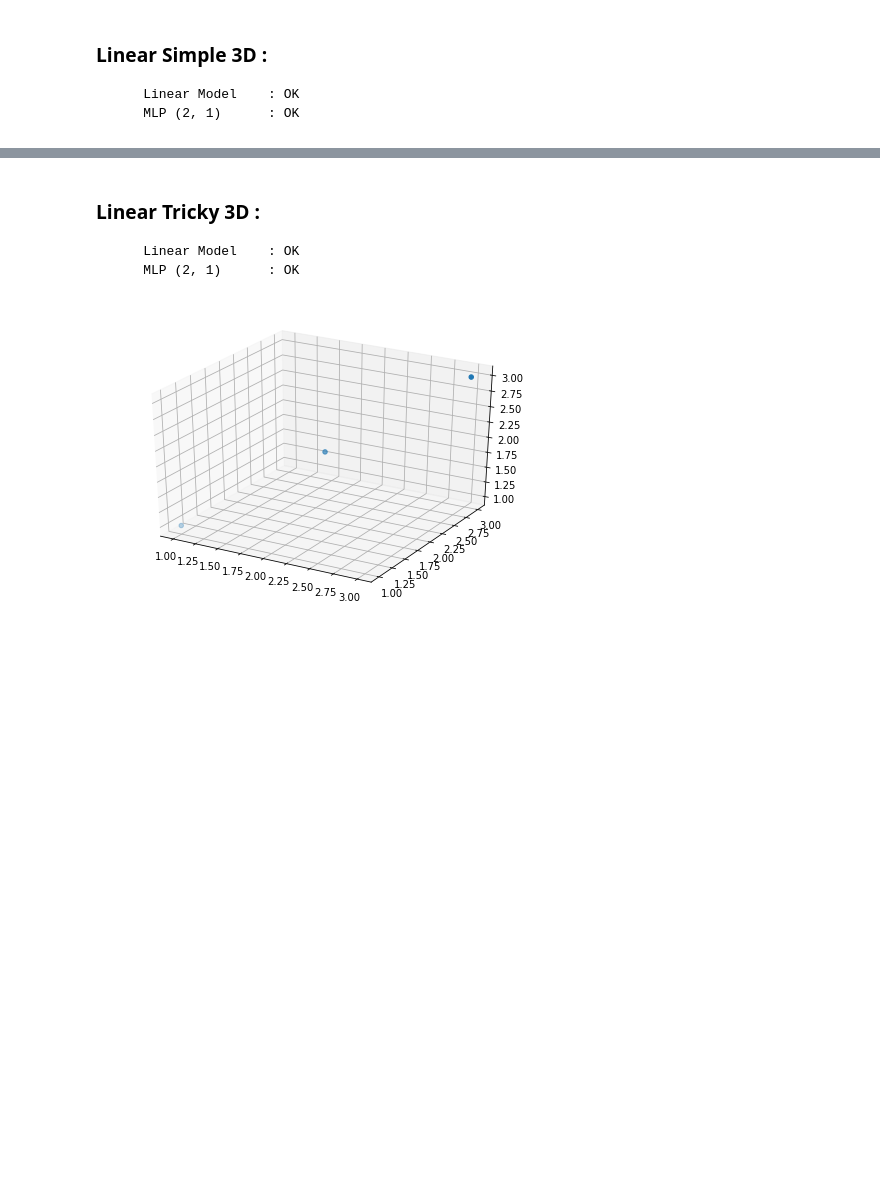
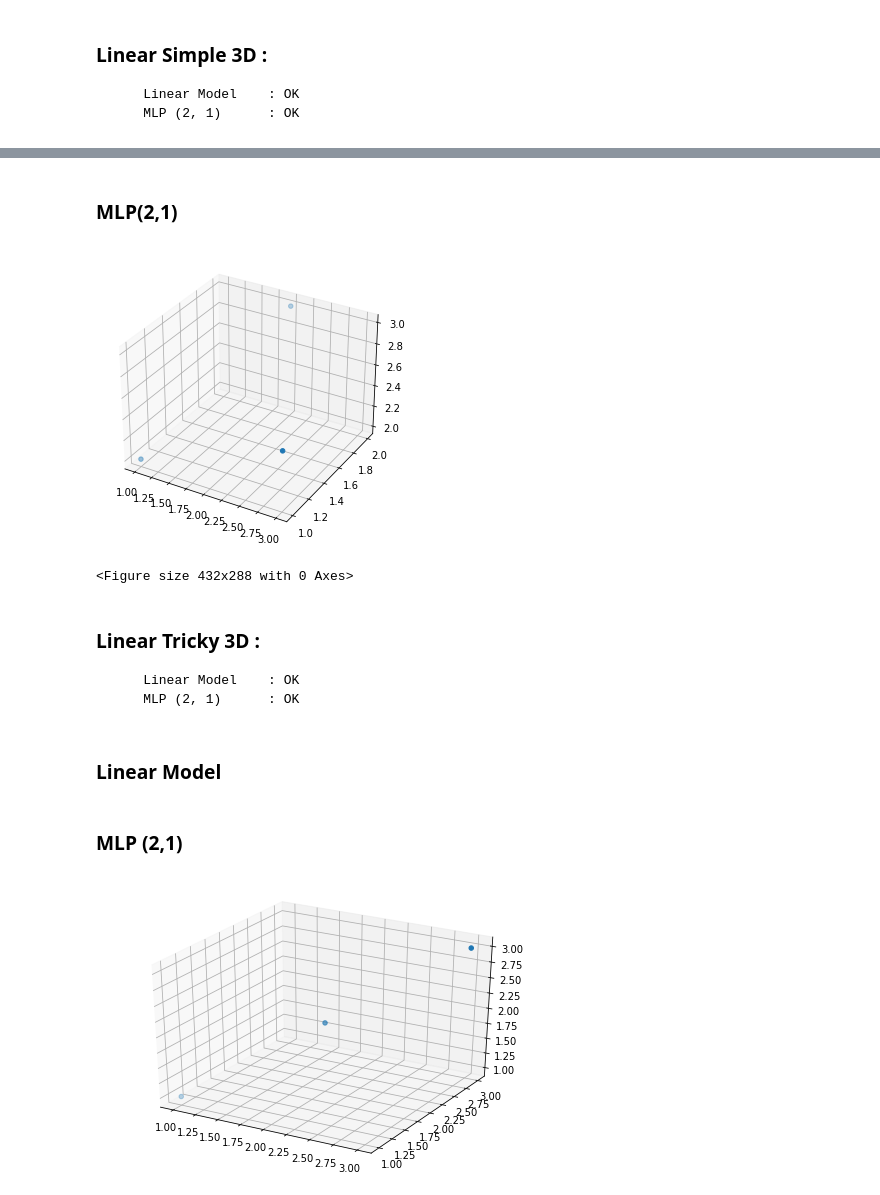
Before and after one commit to RBonilauri/projetAnnuel, a Jupyter notebook: CAS_DE_TESTS.ipynb, the cells around one changed output, grey strips where cells are left out. Saved outputs shown, nothing was run; the diff lists cells and outputs as text; code cells hidden in the pictures; blank space fills up the shorter version.

```diff
--- a/CAS_DE_TESTS.ipynb
+++ b/CAS_DE_TESTS.ipynb
@@ -1248,4 +1307,74 @@ plt.clf()
+# %% [markdown]
+### MLP(2,1)
+# %%
+dataset_inputs = np.array([
+      [1, 1],
+      [2, 2],
+      [3, 1]
+])
+dataset_expected_outputs = np.array([
+      2,
+      3,
+      2.5
+])
+
+init_tab = [1,1]
+init_size = len(init_tab)
+init_type = c_int * init_size
+init = init_type(*init_tab)
+
+mylib.create_mlp_model.argtypes = [init_type, c_int]
+mylib.create_mlp_model.restype = c_void_p
+
+model = mylib.create_mlp_model(init, int(init_size))
+
+flattened_dataset_inputs = []
+for p in dataset_inputs:
+  flattened_dataset_inputs.append(p[0])
+
+arrsize_flat = len(flattened_dataset_inputs)
+arrtype_flat = c_float * arrsize_flat
+arr_flat = arrtype_flat(*flattened_dataset_inputs)
+
+arrsize_exp = len(dataset_expected_outputs)
+arrtype_exp = c_float * arrsize_exp
+arr_exp = arrtype_exp(*dataset_expected_outputs)
+
+
+mylib.train_regression_stochastic_gradient_backpropagation_mlp_model.argtypes = [c_void_p, arrtype_flat, c_int, arrtype_exp, c_float, c_int]
+mylib.train_regression_stochastic_gradient_backpropagation_mlp_model.restype = None
+
+mylib.train_regression_stochastic_gradient_backpropagation_mlp_model(model,arr_flat,arrsize_flat, arr_exp,0.001, 100000)
+
+test_dataset_inputs = [i for i in range(-10, 11)]
+
+predicted_outputs = []
+for p in test_dataset_inputs:
+    arr_sizeP = len([p])
+    arr_typeP = c_float * arr_sizeP
+    arrP = arr_typeP(*[p])
+
+    mylib.predict_mlp_model_regression.argtypes = [c_void_p, arr_typeP]
+    mylib.predict_mlp_model_regression.restype = POINTER(c_float)
+    tmp=[]
+
+    tmp = mylib.predict_mlp_model_regression(model, arrP)
+
+    predicted_outputs.append(tmp[0])
+
+#print(predicted_outputs)
+fig = plt.figure()
+ax = Axes3D(fig)
+#ax.scatter(test_dataset_inputs, predicted_outputs)
+ax.scatter(dataset_inputs[:,0],dataset_inputs[:,1],dataset_expected_outputs)
+plt.show()
+plt.clf()
+# %% [output]
+[figure, added]
+<Figure size 432x288 with 0 Axes>
 # %% [markdown]
 ### Linear Tricky 3D :
         Linear Model    : OK
         MLP (2, 1)      : OK
+# %% [markdown]
+### Linear Model
@@ -1251,0 +1454,2 @@ plt.clf()
+# %% [markdown]
+### MLP (2,1)
```
Also changed, not shown: parts of 10 cells of this notebook.
